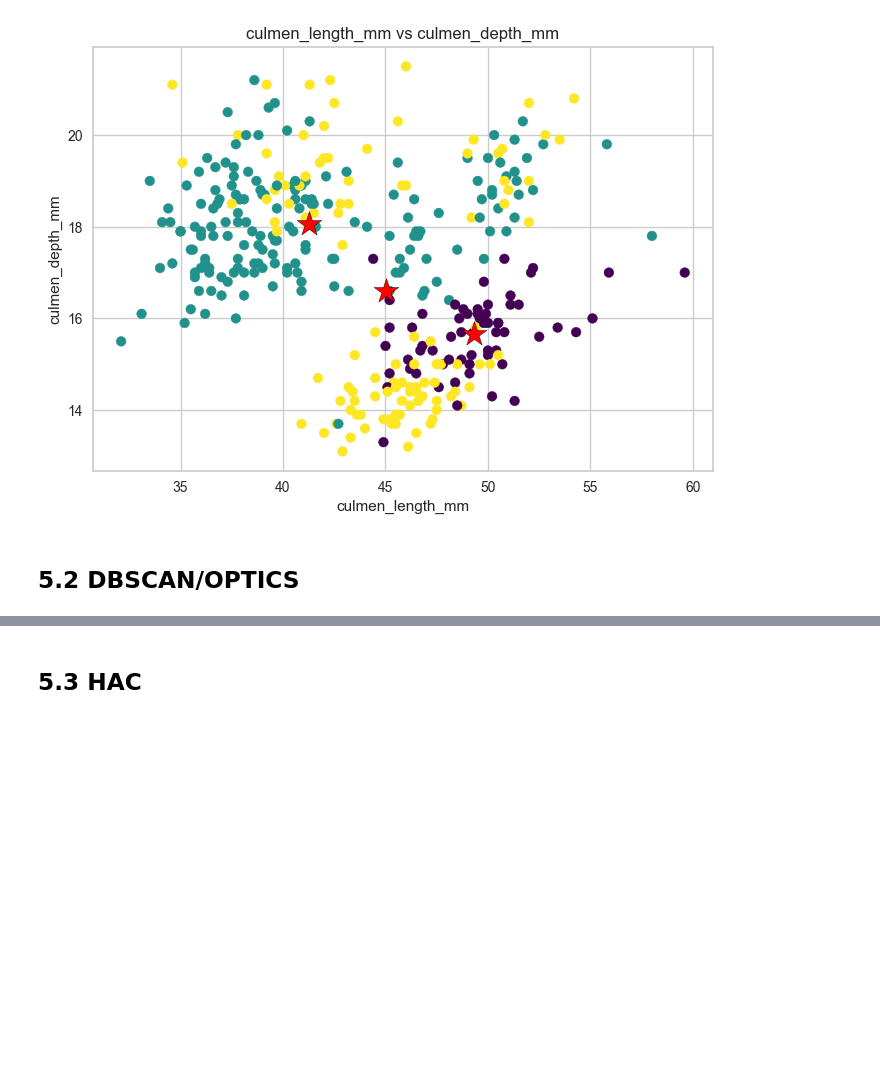
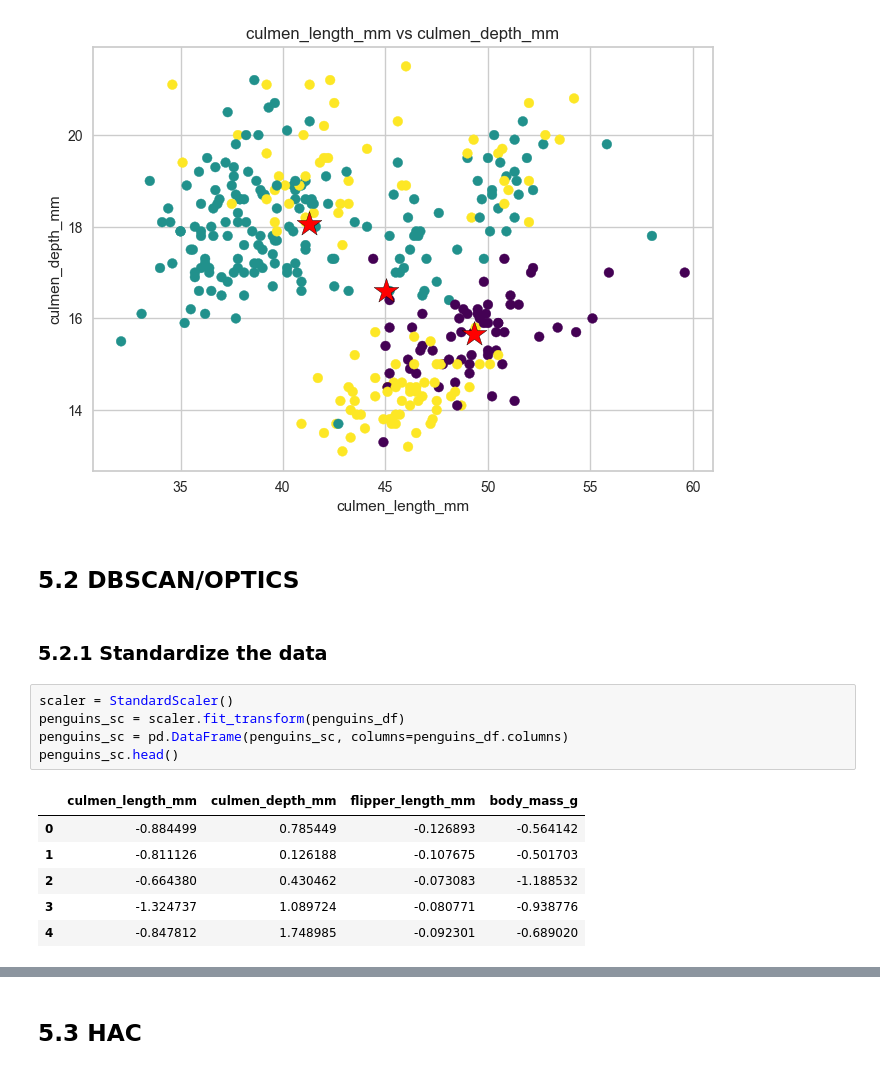
Before and after one commit to kmaneesh23/MMS, a Jupyter notebook: Phase 2/draft.ipynb, the cells around one changed output, grey strips where cells are left out. Cells and saved outputs as stored; diff of their text form; blank space fills up the shorter version.

```diff
--- a/Phase 2/draft.ipynb
+++ b/Phase 2/draft.ipynb
@@ -259,3 +259,17 @@ plt.show()
 [figure]
 # %% [markdown]
 ## 5.2 DBSCAN/OPTICS
+# %% [markdown]
+### 5.2.1 Standardize the data
+# %%
+scaler = StandardScaler()
+penguins_sc = scaler.fit_transform(penguins_df)
+penguins_sc = pd.DataFrame(penguins_sc, columns=penguins_df.columns)
+penguins_sc.head()
+# %% [output]
+|  | culmen_length_mm | culmen_depth_mm | flipper_length_mm | body_mass_g |
+| 0 | -0.884499 | 0.785449 | -0.126893 | -0.564142 |
+| 1 | -0.811126 | 0.126188 | -0.107675 | -0.501703 |
+| 2 | -0.664380 | 0.430462 | -0.073083 | -1.188532 |
+| 3 | -1.324737 | 1.089724 | -0.080771 | -0.938776 |
+| 4 | -0.847812 | 1.748985 | -0.092301 | -0.689020 |
```
Also changed, not shown: parts of 13 cells of this notebook.
